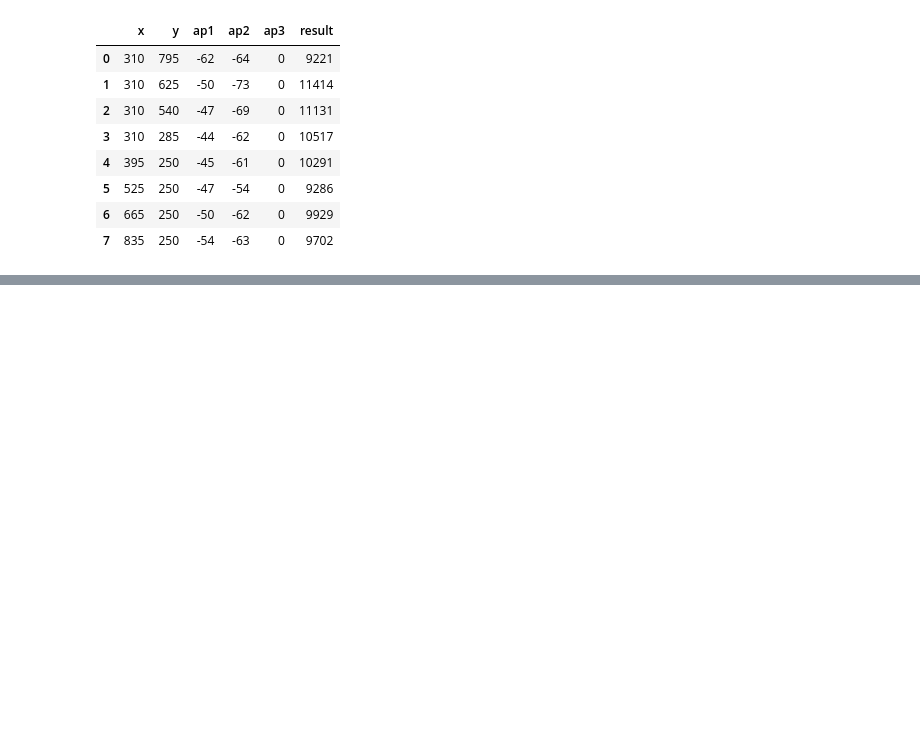
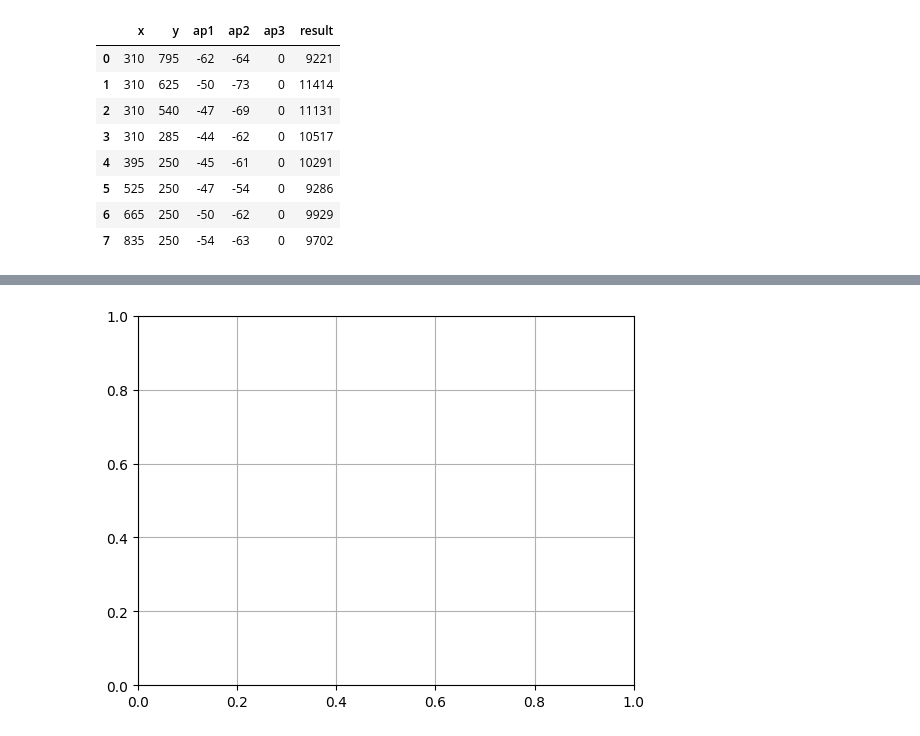
Before and after one commit to nimitbhatia17/IndoorNavigationSystemBackend, a Jupyter notebook: Jupyter Practice.ipynb, the cells around one changed output, grey strips where cells are left out. Drawn from its saved outputs; the diff is of its cells as text; code cells hidden in the pictures; blank space fills up the shorter version.

```diff
--- a/Jupyter Practice.ipynb
+++ b/Jupyter Practice.ipynb
@@ -43,0 +106,4 @@ RSSITable
+# %%
+plt.grid(True)
+# %% [output]
+[figure, added]
```
Also changed, not shown: parts of 15 cells of this notebook, 4 other files.
